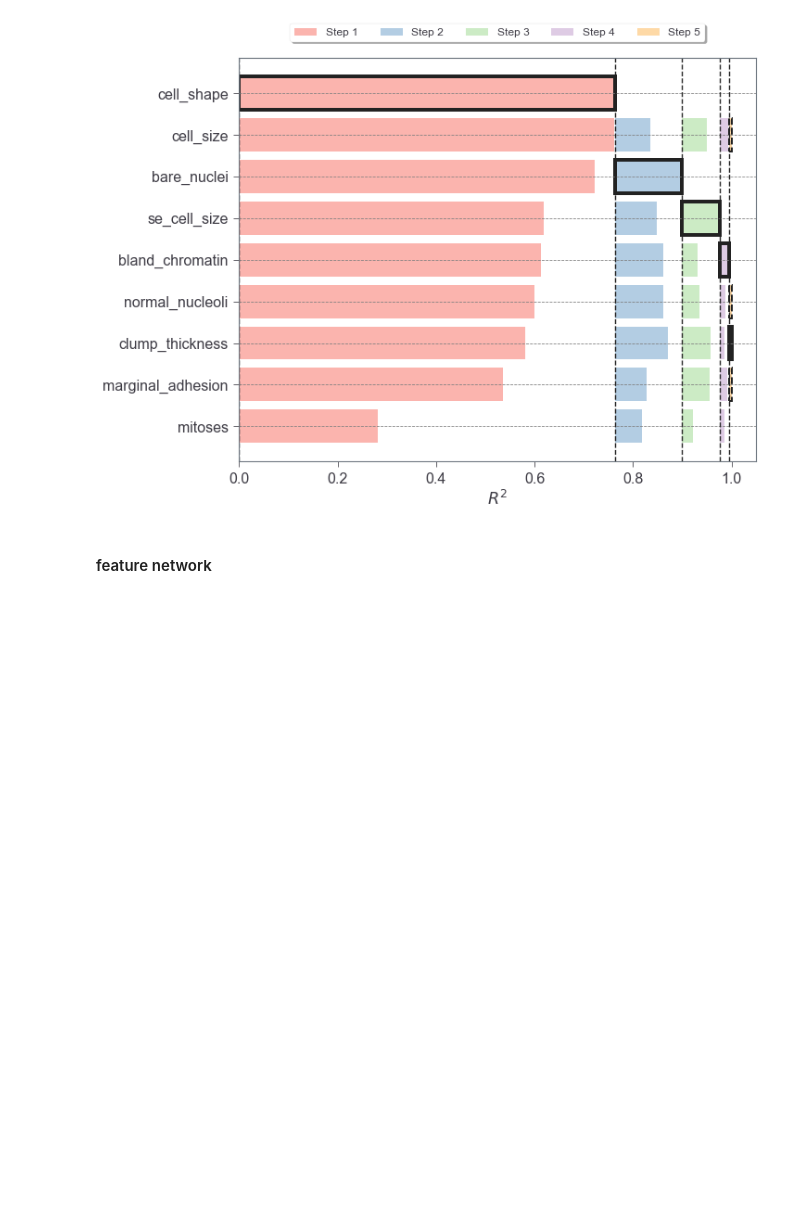
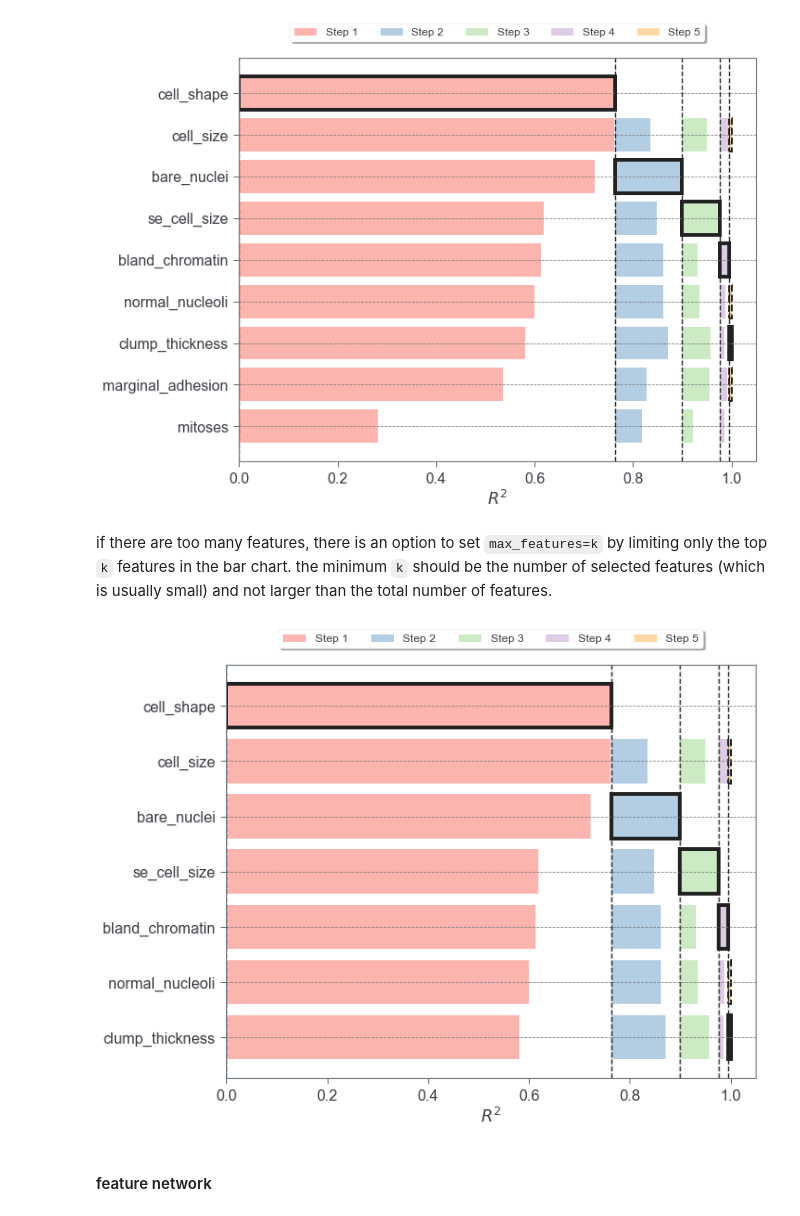
Before and after one commit to peterfennell/S3D, a Jupyter notebook: s3d/quickstart.ipynb, the cells around one changed output. Cells and saved outputs as stored; diff of their text form; code cells hidden in the pictures; blank space fills up the shorter version.

Commit message:
update visualization - limit number of features in steps bar chart

```diff
--- a/s3d/quickstart.ipynb
+++ b/s3d/quickstart.ipynb
@@ -228,6 +224,12 @@ for example, while `clump_thickness` is selected, `cell_size`, `normal_nucleoli`
 fig, ax = utils.visualize_s3d_steps(train_model, figsize=(10,8))
 # %% [output]
 [figure]
+# %% [markdown]
+if there are too many features, there is an option to set `max_features=k` by limiting only the top `k` features in the bar chart. the minimum `k` should be the number of selected features (which is usually small) and not larger than the total number of features.
+# %%
+fig, ax = utils.visualize_s3d_steps(train_model, figsize=(10,8), max_features=7)
+# %% [output]
+[figure, added]
 # %% [markdown]
 #### feature network
 # %% [markdown]
```
Also changed, not shown: parts of 42 cells of this notebook, 1 other file.
